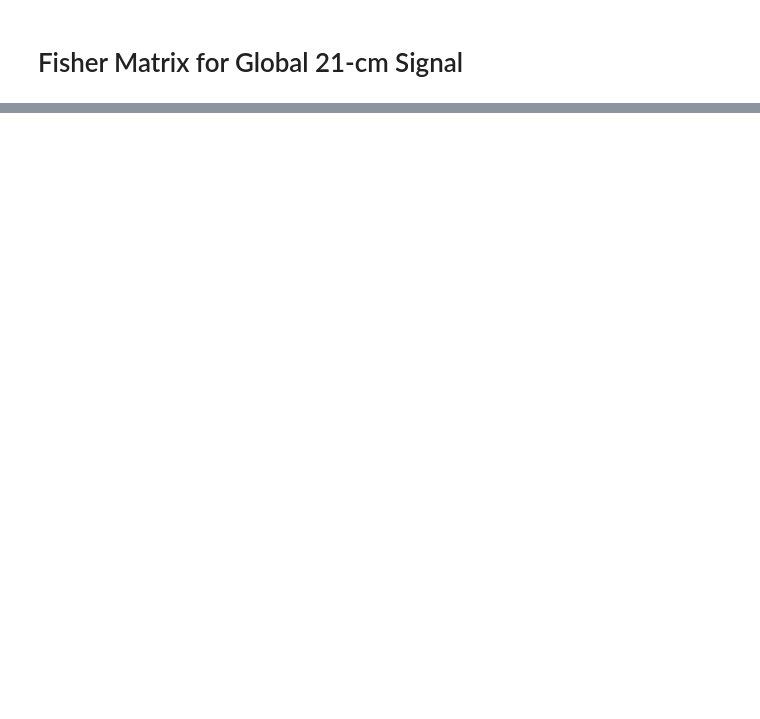
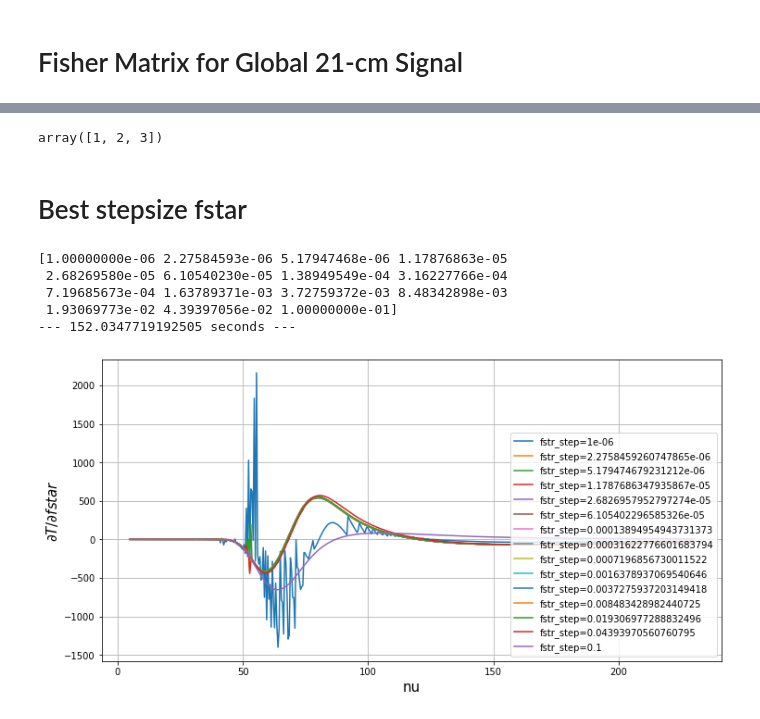
Before and after one commit to aryanrahimieh/ARES_Fisher, a Jupyter notebook: ARES_Fisher.ipynb, the cells around one changed output, grey strips where cells are left out. Cells and saved outputs as stored; diff of their text form; code cells hidden in the pictures; blank space fills up the shorter version.

```diff
--- a/ARES_Fisher.ipynb
+++ b/ARES_Fisher.ipynb
@@ -148,0 +384,52 @@ Tmin     10000.0         975.22
+# %%
+arr1 = np.array([1,2,3])
+arr2 = np.array([24,31,23])
+np.concatenate((arr1,arr2), axis=0)
+np.delete(arr1,1)
+arr1
+# %% [output]
+array([1, 2, 3])
+# %% [markdown]
+# Best stepsize fstar
+# %%
+# arr1 = np.logspace(-15,-1,15)
+# arr2 = np.logspace(-1,0,6)
+# fstr_steps = np.concatenate((arr1,arr2), axis=0)
+fstr_steps = np.logspace(-6,-1,15)
+
+fid_dict1 = {'fstar': 0.1}
+step_dict = {'fstar': 0.1}
+nu_test = np.linspace(5, 230, 500)
+print(fstr_steps)
+
+time0 = time.time()
+
+stability = {}
+for i, step in enumerate(fstr_steps):
+    step_dict['fstar'] = step
+    datadict1  = DataDict(nu_test,    fid_dict1, step_dict)
+    derivdict1 = DerivDict(datadict1, fid_dict1, step_dict)
+    if i==0:
+        stability['nu'] = derivdict1['nu']
+    stability[str(step)] = derivdict1['fstar']
+
+print("--- %s seconds ---" % (time.time() - time0))
+# %% [output]
+[1.00000000e-06 2.27584593e-06 5.17947468e-06 1.17876863e-05
+ 2.68269580e-05 6.10540230e-05 1.38949549e-04 3.16227766e-04
+ 7.19685673e-04 1.63789371e-03 3.72759372e-03 8.48342898e-03
+ 1.93069773e-02 4.39397056e-02 1.00000000e-01]
+--- 152.0347719192505 seconds ---
+# %%
+plt.subplots(figsize=(12,6))
+
+for i,step in enumerate(stability):
+#     print(i,step)
+    if i>0:
+        plt.plot(stability['nu'], stability[str(step)], label= "fstr_step=" + str(step))
+
+plt.grid();plt.xlabel("nu",fontsize=15);plt.ylabel("$\partial T / \partial fstar$",fontsize=15)
+plt.legend(loc='lower right')
+plt.savefig("deriv_nu_fstar.pdf")
+# %% [output]
+[figure, added]
```
Also changed, not shown: parts of 44 cells of this notebook.
